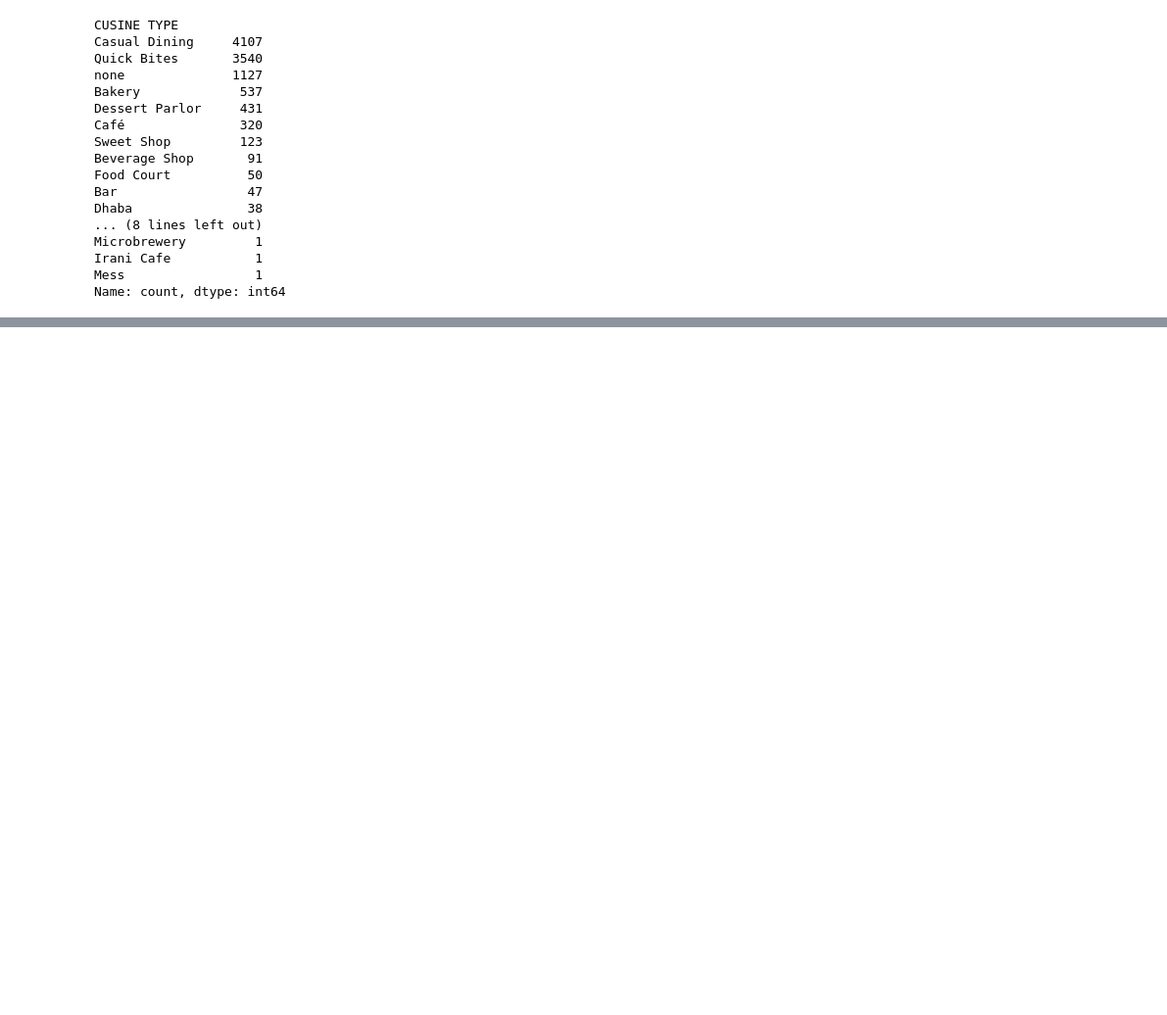
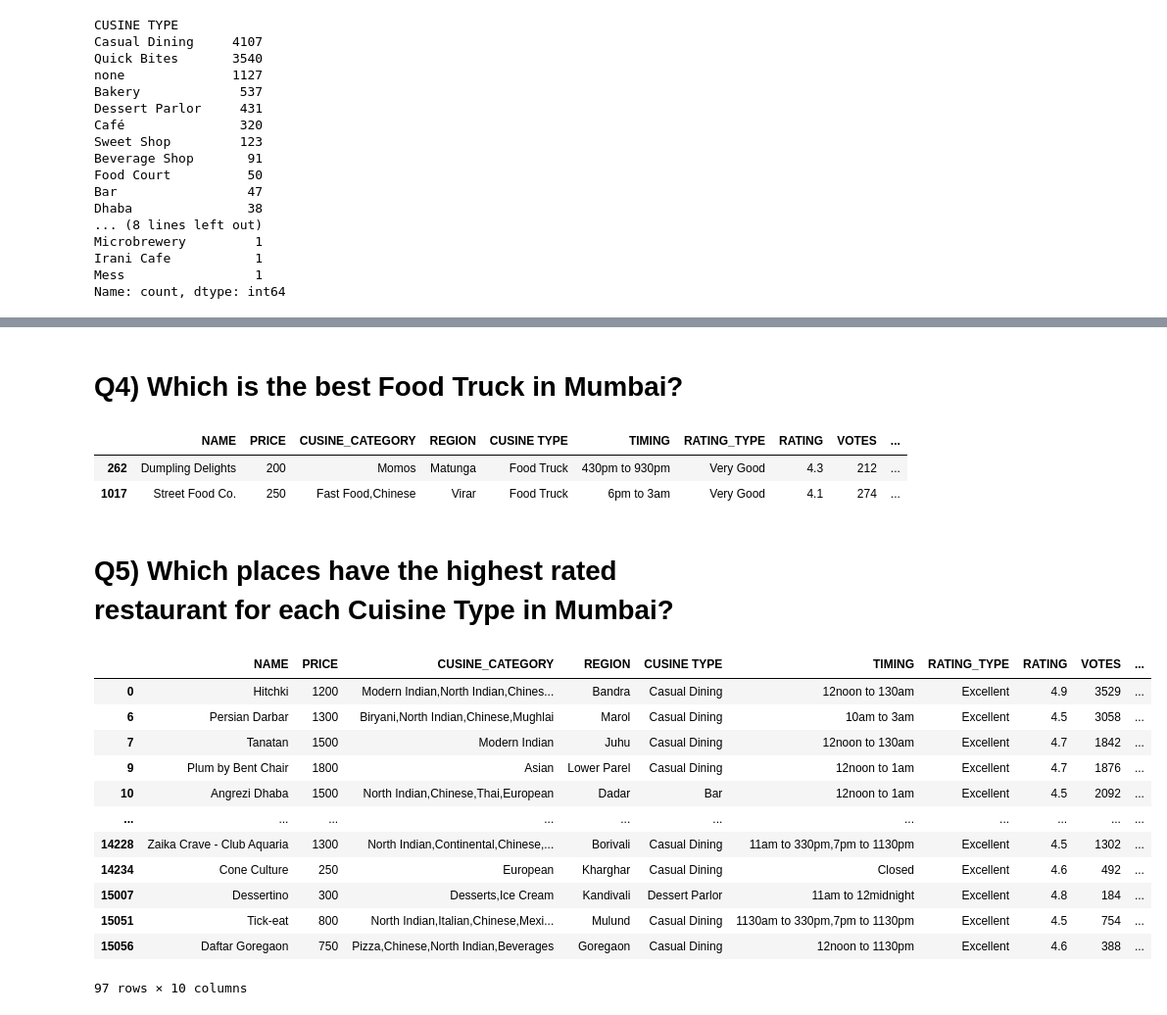
Before and after one commit to ShameemBanuAI/Zomato, a Jupyter notebook: Zomato_Mumbai.ipynb, the cells around one changed output, grey strips where cells are left out. Shown at 98% size. Drawn from its saved outputs; the diff is of its cells as text; code cells hidden in the pictures; blank space fills up the shorter version.

```diff
--- a/Zomato_Mumbai.ipynb
+++ b/Zomato_Mumbai.ipynb
@@ -568,0 +581,28 @@ Passing `palette` without assigning `hue` is deprecated and will be removed in v
+# %% [markdown]
+# Q4) Which is the best Food Truck in Mumbai?
+# %%
+foodTruck_df=ZomatoDataFrame[ZomatoDataFrame['CUSINE TYPE'] == 'Food Truck']
+foodTruck_df.sort_values(by='RATING',ascending=False).head(2)
+# %% [output]
+|  | NAME | PRICE | CUSINE_CATEGORY | REGION | CUSINE TYPE | TIMING | RATING_TYPE | RATING | VOTES | ... |
+| 262 | Dumpling Delights | 200 | Momos | Matunga | Food Truck | 430pm to 930pm | Very Good | 4.3 | 212 | ... |
+| 1017 | Street Food Co. | 250 | Fast Food,Chinese | Virar | Food Truck | 6pm to 3am | Very Good | 4.1 | 274 | ... |
+# %% [markdown]
+# Q5) Which places have the highest rated restaurant for each Cuisine Type in Mumbai?
+# %%
+highrated_df=ZomatoDataFrame[ZomatoDataFrame['RATING'] >= 4.5 ]
+highrated_df
+# %% [output]
+|  | NAME | PRICE | CUSINE_CATEGORY | REGION | CUSINE TYPE | TIMING | RATING_TYPE | RATING | VOTES | ... |
+| 0 | Hitchki | 1200 | Modern Indian,North Indian,Chines... | Bandra | Casual Dining | 12noon to 130am | Excellent | 4.9 | 3529 | ... |
+| 6 | Persian Darbar | 1300 | Biryani,North Indian,Chinese,Mughlai | Marol | Casual Dining | 10am to 3am | Excellent | 4.5 | 3058 | ... |
+| 7 | Tanatan | 1500 | Modern Indian | Juhu | Casual Dining | 12noon to 130am | Excellent | 4.7 | 1842 | ... |
+| 9 | Plum by Bent Chair | 1800 | Asian | Lower Parel | Casual Dining | 12noon to 1am | Excellent | 4.7 | 1876 | ... |
+| 10 | Angrezi Dhaba | 1500 | North Indian,Chinese,Thai,European | Dadar | Bar | 12noon to 1am | Excellent | 4.5 | 2092 | ... |
+| ... | ... | ... | ... | ... | ... | ... | ... | ... | ... | ... |
+| 14228 | Zaika Crave - Club Aquaria | 1300 | North Indian,Continental,Chinese,... | Borivali | Casual Dining | 11am to 330pm,7pm to 1130pm | Excellent | 4.5 | 1302 | ... |
+| 14234 | Cone Culture | 250 | European | Kharghar | Casual Dining | Closed | Excellent | 4.6 | 492 | ... |
+| 15007 | Dessertino | 300 | Desserts,Ice Cream | Kandivali | Dessert Parlor | 11am to 12midnight | Excellent | 4.8 | 184 | ... |
+| 15051 | Tick-eat | 800 | North Indian,Italian,Chinese,Mexi... | Mulund | Casual Dining | 1130am to 330pm,7pm to 1130pm | Excellent | 4.5 | 754 | ... |
+| 15056 | Daftar Goregaon | 750 | Pizza,Chinese,North Indian,Beverages | Goregaon | Casual Dining | 12noon to 1130pm | Excellent | 4.6 | 388 | ... |
+97 rows × 10 columns
```
Also changed, not shown: parts of 62 cells of this notebook.
